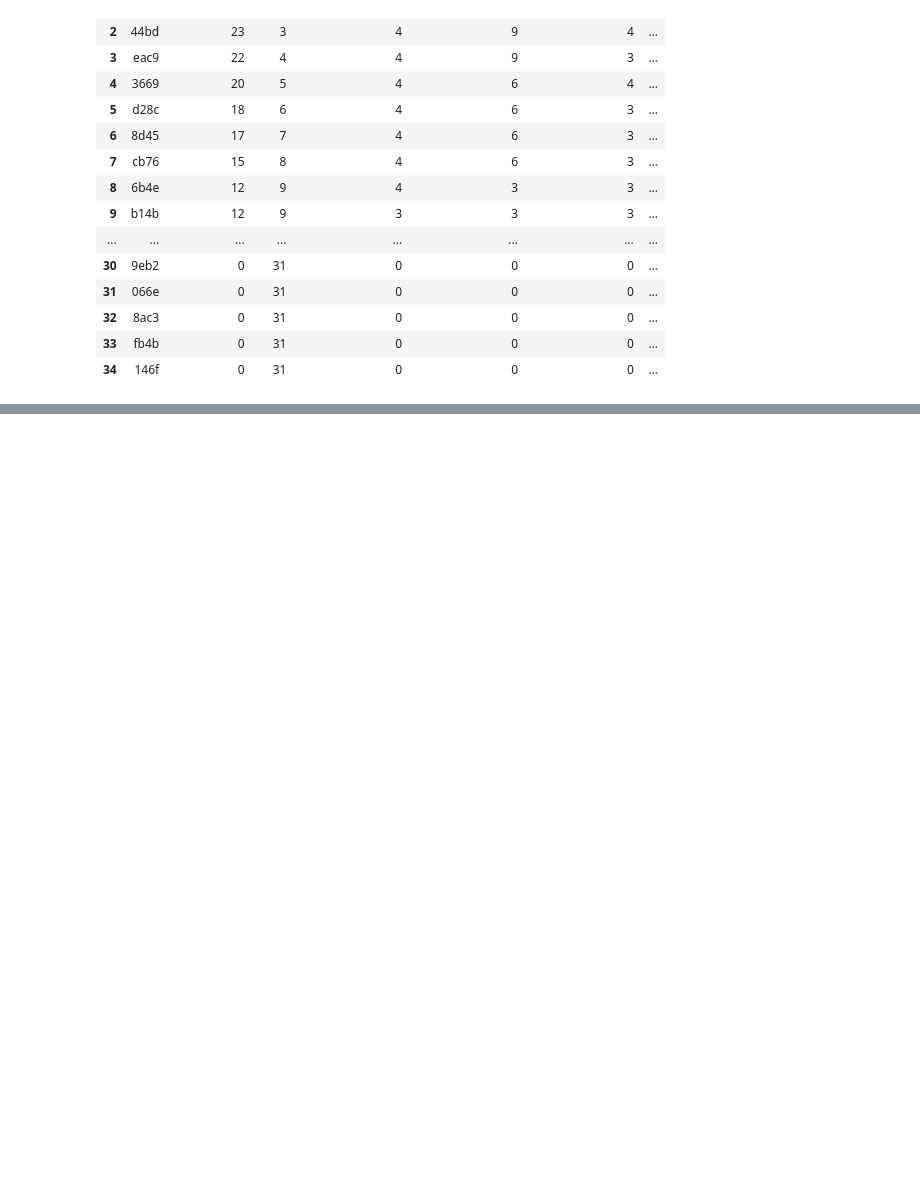
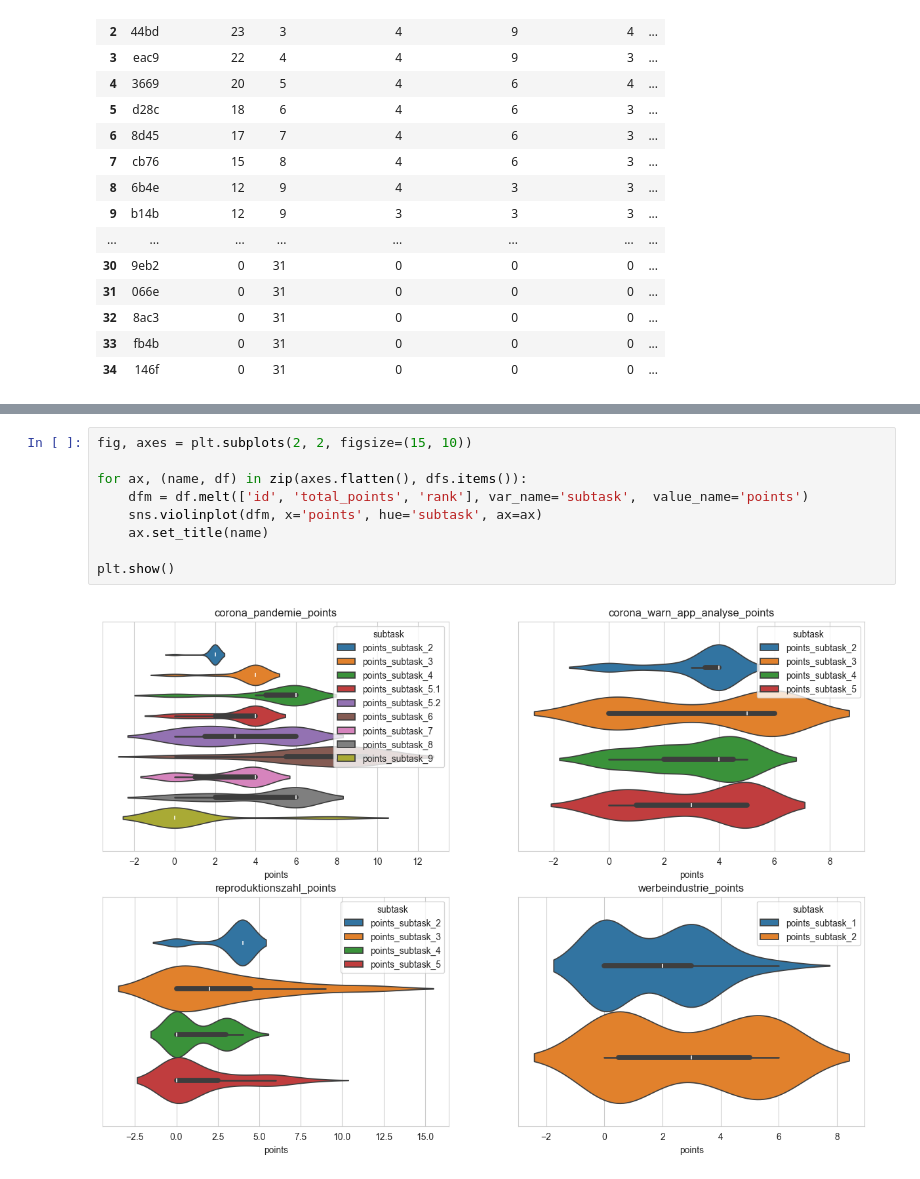
Before and after one commit to cortex359/matse-aachen.seminararbeit, a Jupyter notebook: overview.ipynb, the cells around one changed output, grey strips where cells are left out. Cells and saved outputs as stored; diff of their text form; blank space fills up the shorter version.

```diff
--- a/overview.ipynb
+++ b/overview.ipynb
@@ -74,0 +120,11 @@ plt.show()
+# %%
+fig, axes = plt.subplots(2, 2, figsize=(15, 10))
+
+for ax, (name, df) in zip(axes.flatten(), dfs.items()):
+    dfm = df.melt(['id', 'total_points', 'rank'], var_name='subtask',  value_name='points')
+    sns.violinplot(dfm, x='points', hue='subtask', ax=ax)
+    ax.set_title(name)
+
+plt.show()
+# %% [output]
+[figure, added]
```
Also changed, not shown: parts of 9 cells of this notebook, 20 other files.
